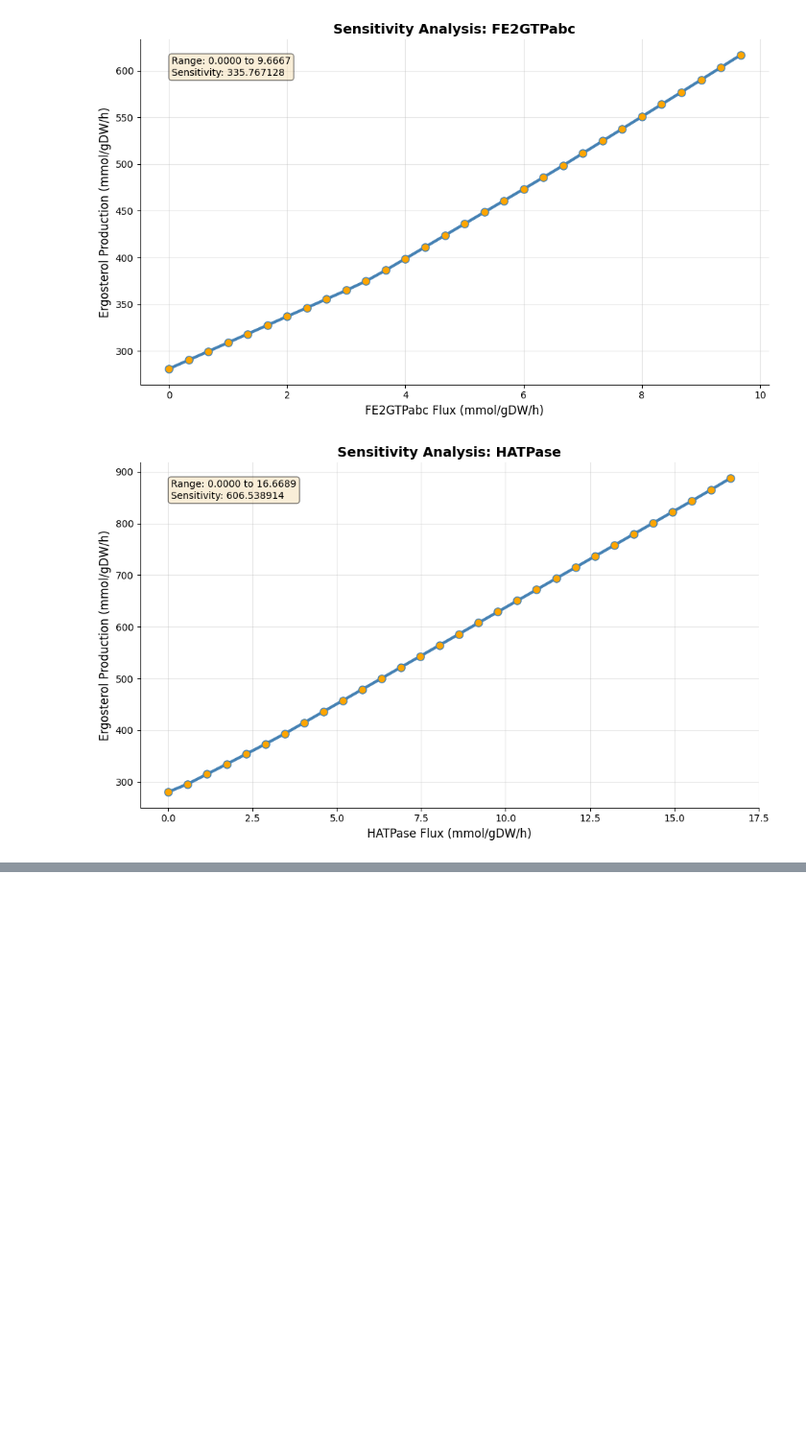
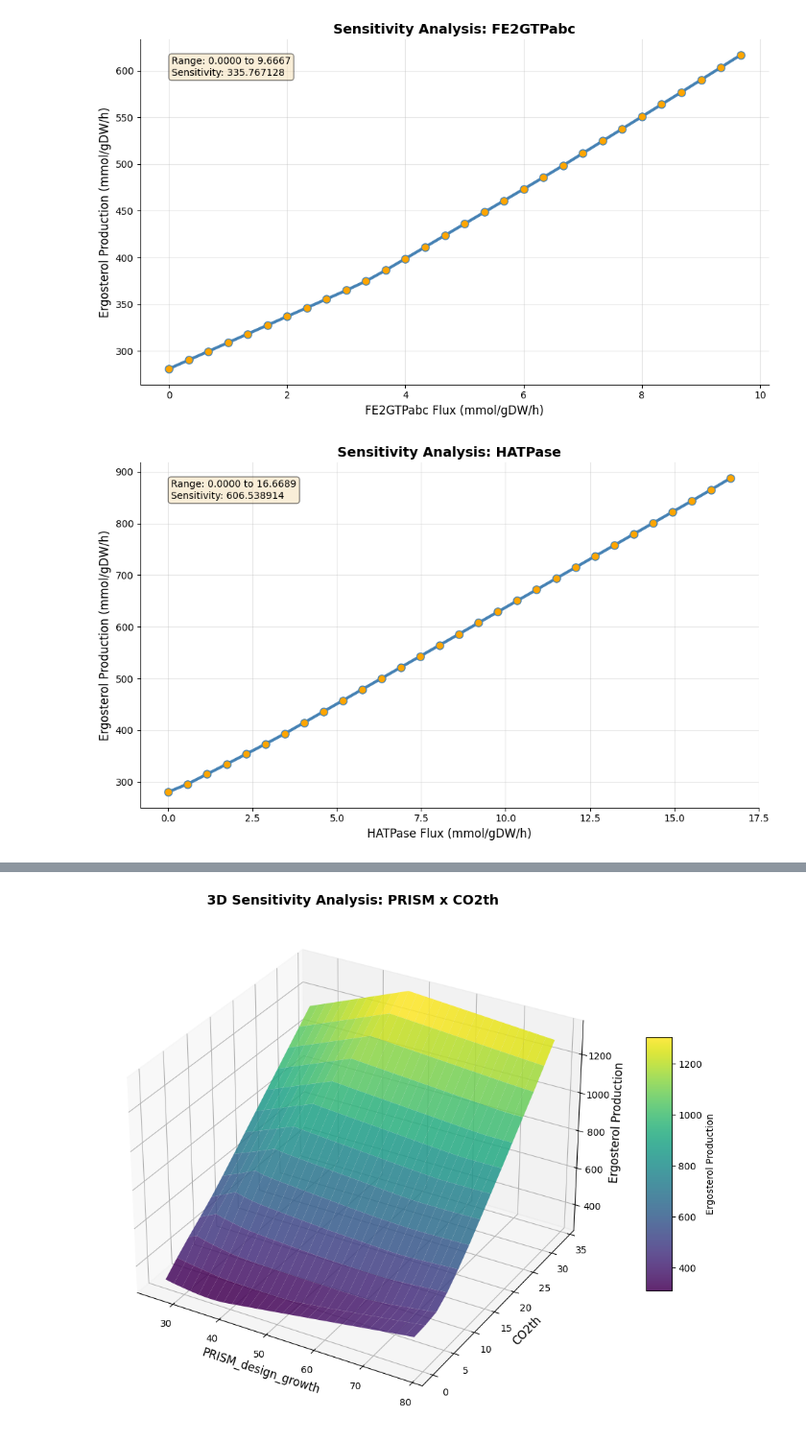
Before and after one commit to FarukEfe/McMasterU-iGEM-2025-Modelling, a Jupyter notebook: notebooks/sensitivity.ipynb, the cells around one changed output, grey strips where cells are left out. Shown at 96% size. Saved outputs shown, nothing was run; the diff lists cells and outputs as text; code cells hidden in the pictures; blank space fills up the shorter version.

Commit message:
feat: sensitivity anaylsis 3D for photon x CO2

```diff
--- a/notebooks/sensitivity.ipynb
+++ b/notebooks/sensitivity.ipynb
@@ -37,7 +37,7 @@ No objective coefficients in model. Unclear what should be optimized
 # %%
 # Medium metabolites
 medium_mets = ["h_e","h2o_e","pi_e","nh4_e","so4_e","fe2_e","mg2_e","na1_e","photonVis_e","o2_e","co2_e"]
-medium_rxns = ['CO2th', 'EX_co2_e'] # CO2 transport reaction to chloroplast is additionally to be inspected
+medium_rxns = ['CO2th'] # CO2 transport reaction to chloroplast is additionally to be inspected
 
 for rxn in model.reactions:
 
@@ -122,6 +86,10 @@ valid_rxns = [rxn for rxn in medium_rxns if valid_range(rxn)]
 
 # Get the range for each medium metabolite
 medium_ranges = {met: (float(fva.loc[met, 'minimum']), float(fva.loc[met, 'maximum'])) for met in valid_rxns}
+
+# CO2 is forcibly involved in the experiment
+# Experimentally, we've seen that anything above 10 doesn't change the outcome
+# medium_ranges['Ex_co2_e'] = (0, 10)
 
 results = {}
 for k, v in medium_ranges.items():
@@ -137,7 +105,7 @@ for k, v in medium_ranges.items():
         'results': []
     }
     for idx, step in enumerate(gradient):
-        print(f'\tStep {idx + 1}/{options["steps"]}. Value: {step:<.4f}')
+        print(f'\tStep {idx + 1}/{options["steps"]}. Value: {step:<.4f}', end='\r')
         # Copy model
         temp = model.copy()
         # Set step bounds for k
@@ -147,7 +115,6 @@ for k, v in medium_ranges.items():
         fba = flux_balance_analysis(
             temp,
             objectives=[ERGEXCH],
-            loopless=False,
             is_pfba=True
         )
         results[k]['results'].append(fba)
@@ -236,0 +243,46 @@ for rxn_id, data in results.items():
+# %%
+import numpy as np
+import matplotlib.pyplot as plt
+from mpl_toolkits.mplot3d import Axes3D
+
+def plot_3d_surface_from_results(results_dict, x_label='PRISM_design_growth', y_label='CO2th', z_label='Ergosterol Production', title='3D Sensitivity Analysis: PRISM x CO2th'):
+    """
+    Plots a 3D surface from a nested dictionary of results.
+    results_dict: dict[float][float] -> FBA result (with .objective_value)
+    """
+    # Extract sorted gradients (swap axes)
+    y_vals = sorted(results_dict.keys())
+    x_vals = sorted(next(iter(results_dict.values())).keys())
+
+    # Build Z matrix (swap axes)
+    Z = np.zeros((len(x_vals), len(y_vals)))
+    for i, x in enumerate(x_vals):
+        for j, y in enumerate(y_vals):
+            fba_result = results_dict[y][x]
+            if fba_result is not None and hasattr(fba_result, 'objective_value'):
+                Z[i, j] = fba_result.objective_value
+            else:
+                Z[i, j] = 0
+    X, Y = np.meshgrid(x_vals, y_vals, indexing='ij')
+
+    # Plot
+    fig = plt.figure(figsize=(12, 8))
+    ax = fig.add_subplot(111, projection='3d')
+    surf = ax.plot_surface(X, Y, Z, cmap='viridis', edgecolor='none', alpha=0.85)
+    ax.set_xlabel(x_label, fontsize=12)
+    ax.set_ylabel(y_label, fontsize=12)
+    ax.set_zlabel(z_label, fontsize=12)
+    ax.set_title(title, fontsize=14, fontweight='bold')
+    fig.colorbar(surf, shrink=0.5, aspect=10, label=z_label)
+    plt.tight_layout()
+
+    save_path = os.path.join('..','results','bench','sensitivity')
+    os.makedirs(save_path, exist_ok=True)
+    plt.savefig(os.path.join(save_path, f'3D_CO2th_PRISM.png'), dpi=300, bbox_inches='tight')
+
+    plt.show()
+
+# Visualize the 3D experiment results
+plot_3d_surface_from_results(results_CO2th_PRISM)
+# %% [output]
+[figure, added]
```
Also changed, not shown: parts of 5 cells of this notebook, 10 other files.
